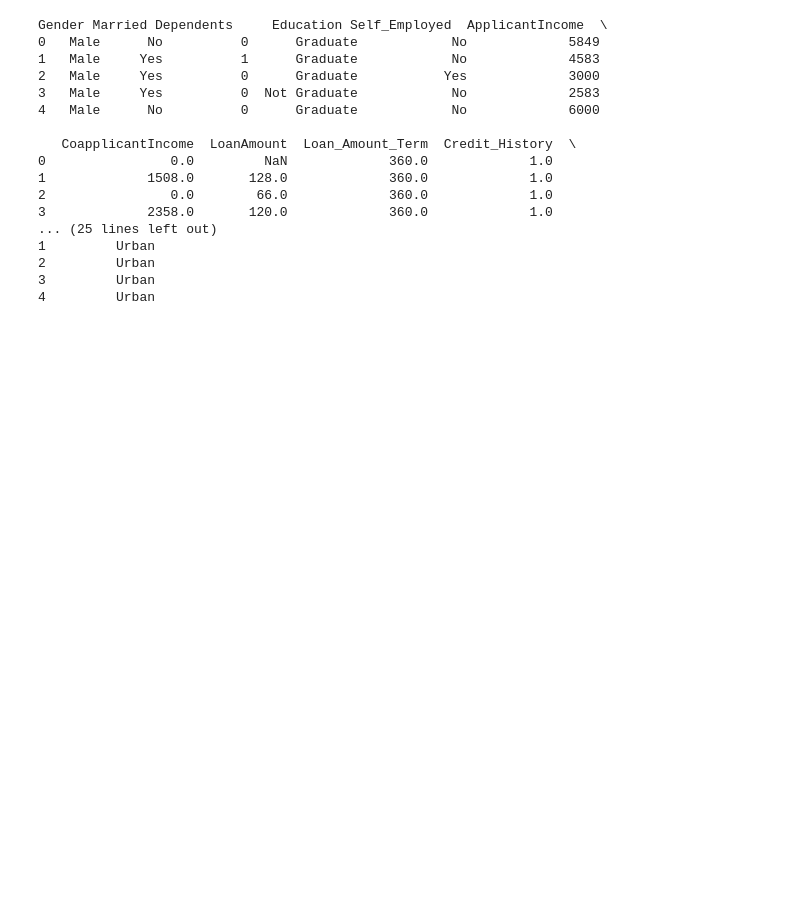
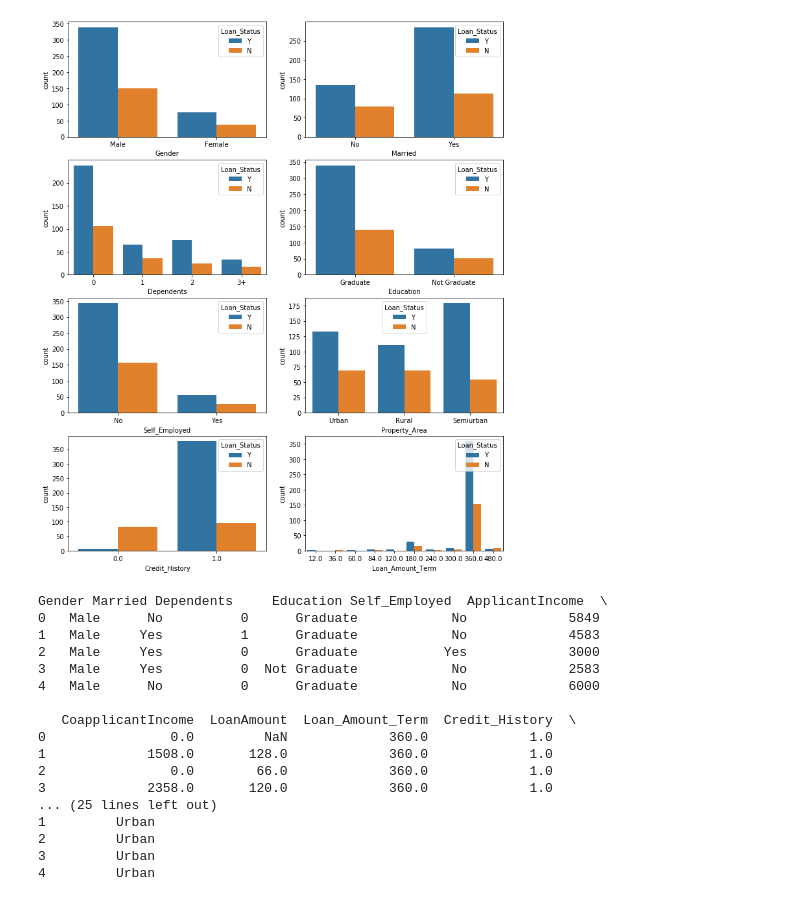
Before and after one commit to TreadKing/Python-Class, a Jupyter notebook: Project/ProjectTest.ipynb, the cells around one changed output. Drawn from its saved outputs; the diff is of its cells as text; code cells hidden in the pictures; blank space fills up the shorter version.

```diff
--- a/Project/ProjectTest.ipynb
+++ b/Project/ProjectTest.ipynb
@@ -11,3 +49,11 @@ train_df = pd.read_csv('train.csv')
+# %%
+#visualise the relationships between the catergorical data
+fig,axes = pyplot.subplots(4, 2,figsize=(12,15))
+for idx,cat_col in enumerate(categorical_features):
+    row,col = idx//2,idx%2
+    sns.countplot(x=cat_col,data=train_df,hue='Loan_Status',ax=axes[row,col])
+# %% [output]
+[figure, added]
 # %%
 #loan id doesn't matter so drop it
 def clean_LoanID(dataset):
```
Also changed, not shown: parts of 20 cells of this notebook, 1 other file.
